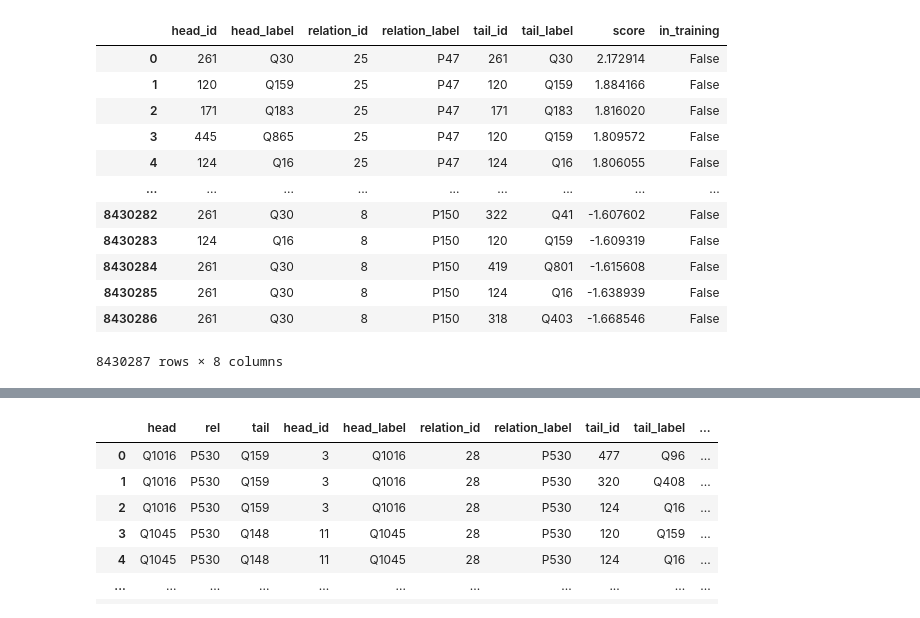
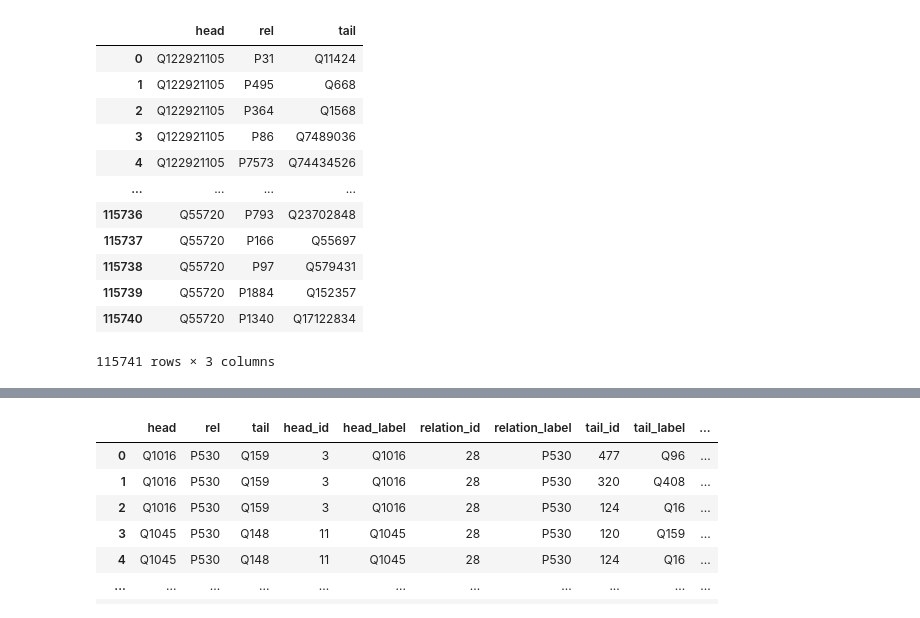
Before and after one commit to Loris697/knowledge2dataset, a Jupyter notebook: DatasetGeneration.ipynb, the cells around one changed output, grey strips where cells are left out. Saved outputs shown, nothing was run; the diff lists cells and outputs as text; code cells hidden in the pictures.

```diff
--- a/DatasetGeneration.ipynb
+++ b/DatasetGeneration.ipynb
@@ -39,17 +30,17 @@ def get_italian_label_rel(qid):
 # %%
-finalPrediction = pd.read_csv("data/final_pred.csv")
-finalPrediction
+dataframe = pd.read_csv("data/df_most_clicked_reduced.csv").dropna()
+dataframe
 # %% [output]
-|  | head_id | head_label | relation_id | relation_label | tail_id | tail_label | score | in_training |
-| 0 | 261 | Q30 | 25 | P47 | 261 | Q30 | 2.172914 | False |
-| 1 | 120 | Q159 | 25 | P47 | 120 | Q159 | 1.884166 | False |
-| 2 | 171 | Q183 | 25 | P47 | 171 | Q183 | 1.816020 | False |
-| 3 | 445 | Q865 | 25 | P47 | 120 | Q159 | 1.809572 | False |
-| 4 | 124 | Q16 | 25 | P47 | 124 | Q16 | 1.806055 | False |
-| ... | ... | ... | ... | ... | ... | ... | ... | ... |
-| 8430282 | 261 | Q30 | 8 | P150 | 322 | Q41 | -1.607602 | False |
-| 8430283 | 124 | Q16 | 8 | P150 | 120 | Q159 | -1.609319 | False |
-| 8430284 | 261 | Q30 | 8 | P150 | 419 | Q801 | -1.615608 | False |
-| 8430285 | 261 | Q30 | 8 | P150 | 124 | Q16 | -1.638939 | False |
-| 8430286 | 261 | Q30 | 8 | P150 | 318 | Q403 | -1.668546 | False |
+|  | head | rel | tail |
+| 0 | Q122921105 | P31 | Q11424 |
+| 1 | Q122921105 | P495 | Q668 |
+| 2 | Q122921105 | P364 | Q1568 |
+| 3 | Q122921105 | P86 | Q7489036 |
+| 4 | Q122921105 | P7573 | Q74434526 |
+| ... | ... | ... | ... |
+| 115736 | Q55720 | P793 | Q23702848 |
+| 115737 | Q55720 | P166 | Q55697 |
+| 115738 | Q55720 | P97 | Q579431 |
+| 115739 | Q55720 | P1884 | Q152357 |
+| 115740 | Q55720 | P1340 | Q17122834 |
-8430287 rows × 8 columns
+115741 rows × 3 columns
```
Also changed, not shown: parts of 8 cells of this notebook, 8 other files.
